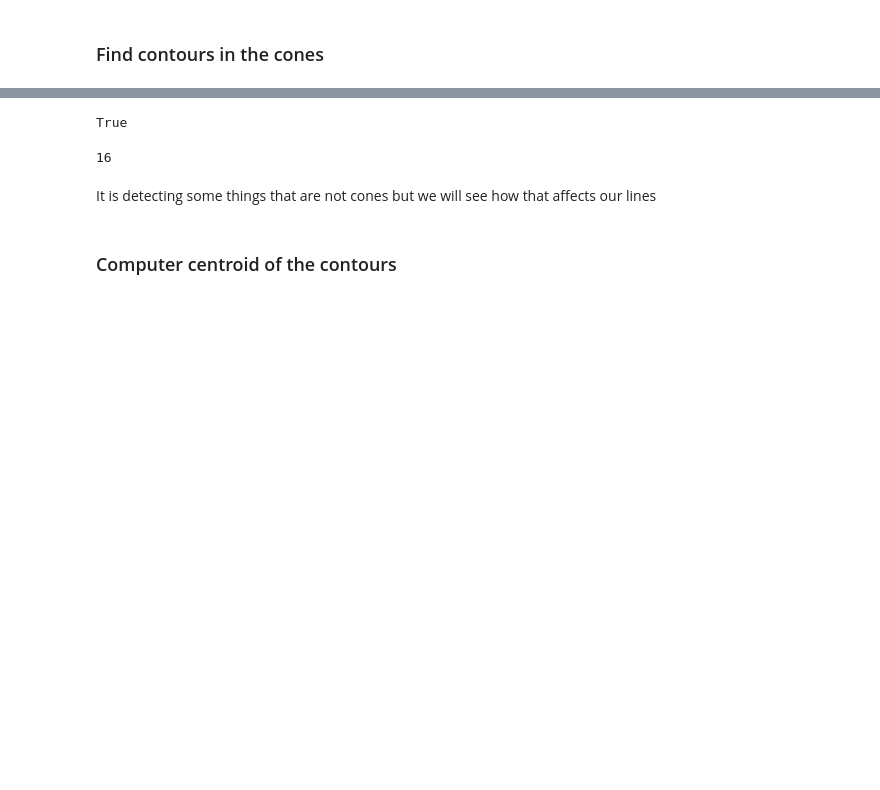
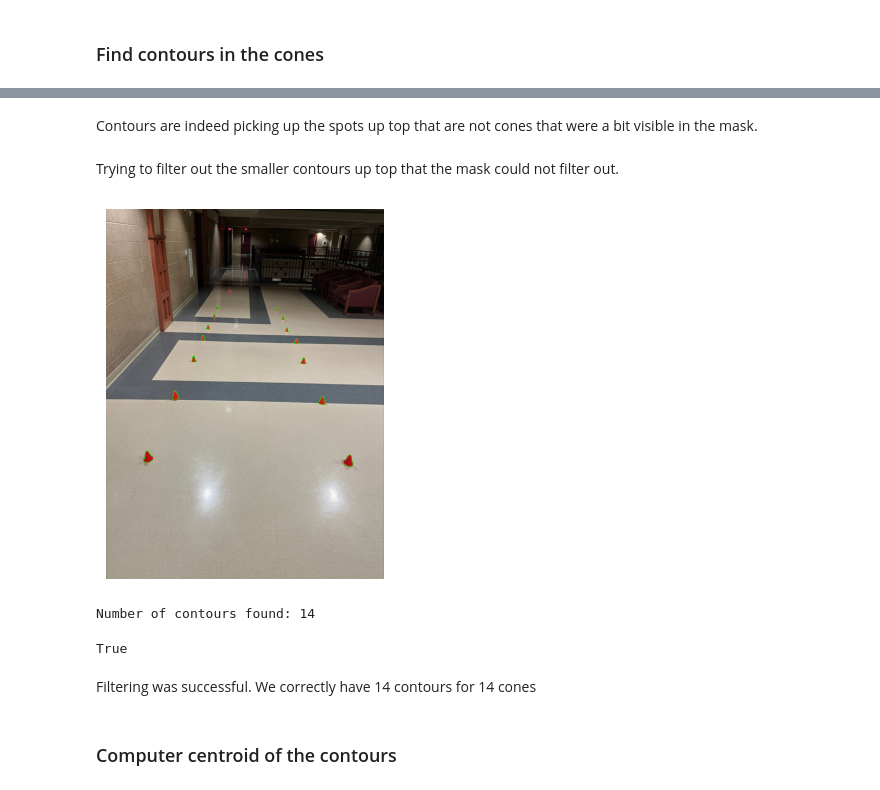
Before and after one commit to granthohol/WA_Perception_Challenge, a Jupyter notebook: main.ipynb, the cells around one changed output, grey strips where cells are left out. Cells and saved outputs as stored; diff of their text form; code cells hidden in the pictures; blank space fills up the shorter version.

```diff
--- a/main.ipynb
+++ b/main.ipynb
@@ -64,21 +81,29 @@ True
+# %% [markdown]
+Contours are indeed picking up the spots up top that are not cones that were a bit visible in the mask.
+# %% [markdown]
+Trying to filter out the smaller contours up top that the mask could not filter out.
 # %%
-# Find contours in the mask
-contours, _ = cv2.findContours(mask, cv2.RETR_EXTERNAL, cv2.CHAIN_APPROX_SIMPLE)
+# Filter out small contours (noise up top)
+min_contour_area = 100
+filtered_contours = [cont for cont in contours if cv2.contourArea(cont) > min_contour_area]
 
-# Filter out small contours (noise)
-min_contour_area = 50
-filtered_contours = [cnt for cnt in contours if cv2.contourArea(cnt) > min_contour_area]
+cv2.drawContours(image_rgb2, filtered_contours, -1, (0, 255, 0), 2)
 
-cv2.drawContours(image, filtered_contours, -1, (0, 255, 0), 2)
-cv2.imwrite('contours.png', image)
+plt.imshow(image_rgb2)
+plt.axis('off')
+plt.show()
 # %% [output]
-True
+[figure, added]
 # %%
-print(len(filtered_contours))
+print(f"Number of contours found: {len(filtered_contours)}")
 # %% [output]
-16
+Number of contours found: 14
-# %% [markdown]
-It is detecting some things that are not cones but we will see how that affects our lines
+# %%
+cv2.imwrite('contours.png', image_rgb2)
+# %% [output]
+True
+# %% [markdown]
+Filtering was successful. We correctly have 14 contours for 14 cones
 # %% [markdown]
 ### Computer centroid of the contours
 # %%
```
Also changed, not shown: parts of 16 cells of this notebook.
